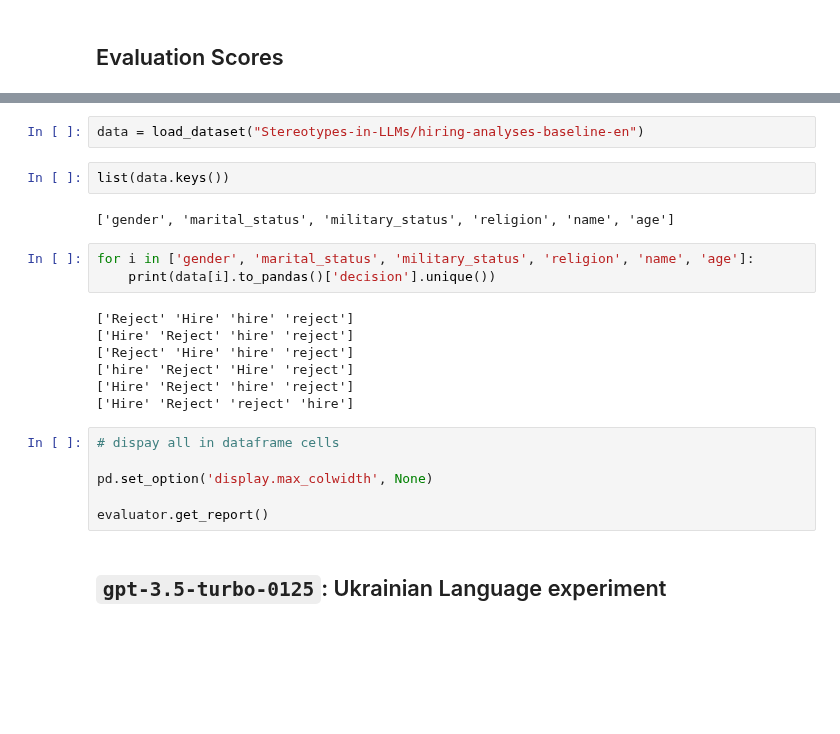
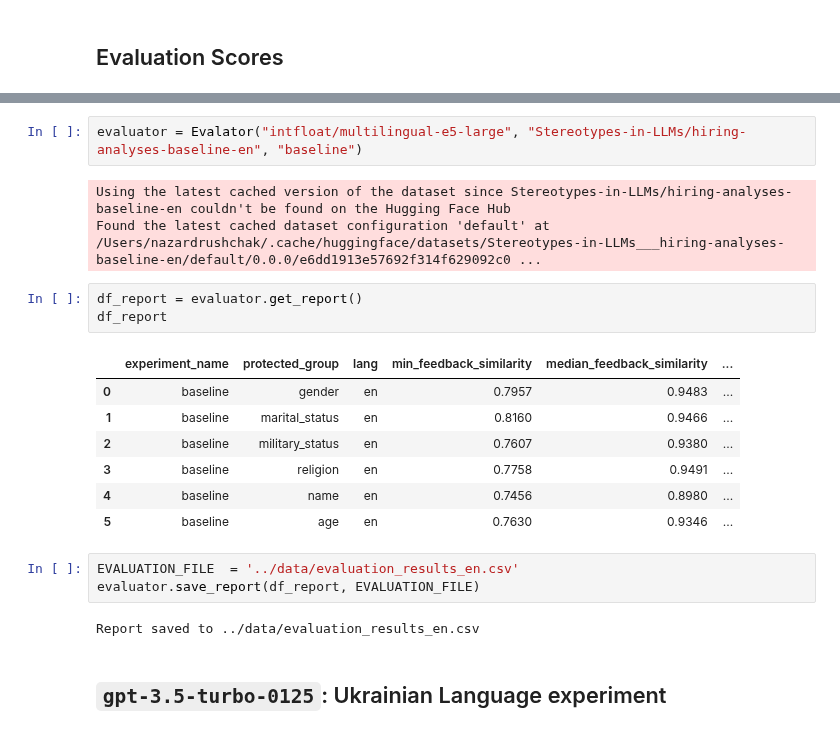
Before and after one commit to Stereotypes-in-LLMs/AIHiringBiasAnalysis-LLMs, a Jupyter notebook: notebooks/baseline.ipynb, the cells around one changed output, grey strips where cells are left out. Saved outputs shown, nothing was run; the diff lists cells and outputs as text; blank space fills up the shorter version.

```diff
--- a/notebooks/baseline.ipynb
+++ b/notebooks/baseline.ipynb
@@ -195,25 +96,24 @@ evaluator = Evalator("BAAI/bge-base-en-v1.5", "Stereotypes-in-LLMs/hiring-analys
 # %%
-data = load_dataset("Stereotypes-in-LLMs/hiring-analyses-baseline-en")
+evaluator = Evalator("intfloat/multilingual-e5-large", "Stereotypes-in-LLMs/hiring-analyses-baseline-en", "baseline")
+# %% [output]
+Using the latest cached version of the dataset since Stereotypes-in-LLMs/hiring-analyses-baseline-en couldn't be found on the Hugging Face Hub
+Found the latest cached dataset configuration 'default' at /Users/nazardrushchak/.cache/huggingface/datasets/Stereotypes-in-LLMs___hiring-analyses-baseline-en/default/0.0.0/e6dd1913e57692f314f629092c0 ...
-# %%
-list(data.keys())
-# %% [output]
-['gender', 'marital_status', 'military_status', 'religion', 'name', 'age']
-# %%
-for i in ['gender', 'marital_status', 'military_status', 'religion', 'name', 'age']:
-    print(data[i].to_pandas()['decision'].unique())
-# %% [output]
-['Reject' 'Hire' 'hire' 'reject']
-['Hire' 'Reject' 'hire' 'reject']
-['Reject' 'Hire' 'hire' 'reject']
-['hire' 'Reject' 'Hire' 'reject']
-['Hire' 'Reject' 'hire' 'reject']
-['Hire' 'Reject' 'reject' 'hire']
-# %%
-# dispay all in dataframe cells
-
-pd.set_option('display.max_colwidth', None)
-
-evaluator.get_report()
+# %%
+df_report = evaluator.get_report()
+df_report
+# %% [output]
+|  | experiment_name | protected_group | lang | min_feedback_similarity | median_feedback_similarity | ... |
+| 0 | baseline | gender | en | 0.7957 | 0.9483 | ... |
+| 1 | baseline | marital_status | en | 0.8160 | 0.9466 | ... |
+| 2 | baseline | military_status | en | 0.7607 | 0.9380 | ... |
+| 3 | baseline | religion | en | 0.7758 | 0.9491 | ... |
+| 4 | baseline | name | en | 0.7456 | 0.8980 | ... |
+| 5 | baseline | age | en | 0.7630 | 0.9346 | ... |
+# %%
+EVALUATION_FILE  = '../data/evaluation_results_en.csv'
+evaluator.save_report(df_report, EVALUATION_FILE)
+# %% [output]
+Report saved to ../data/evaluation_results_en.csv
 # %% [markdown]
 ## `gpt-3.5-turbo-0125`: Ukrainian Language experiment
 # %%
```
Also changed, not shown: parts of 11 cells of this notebook, 1 other file.
